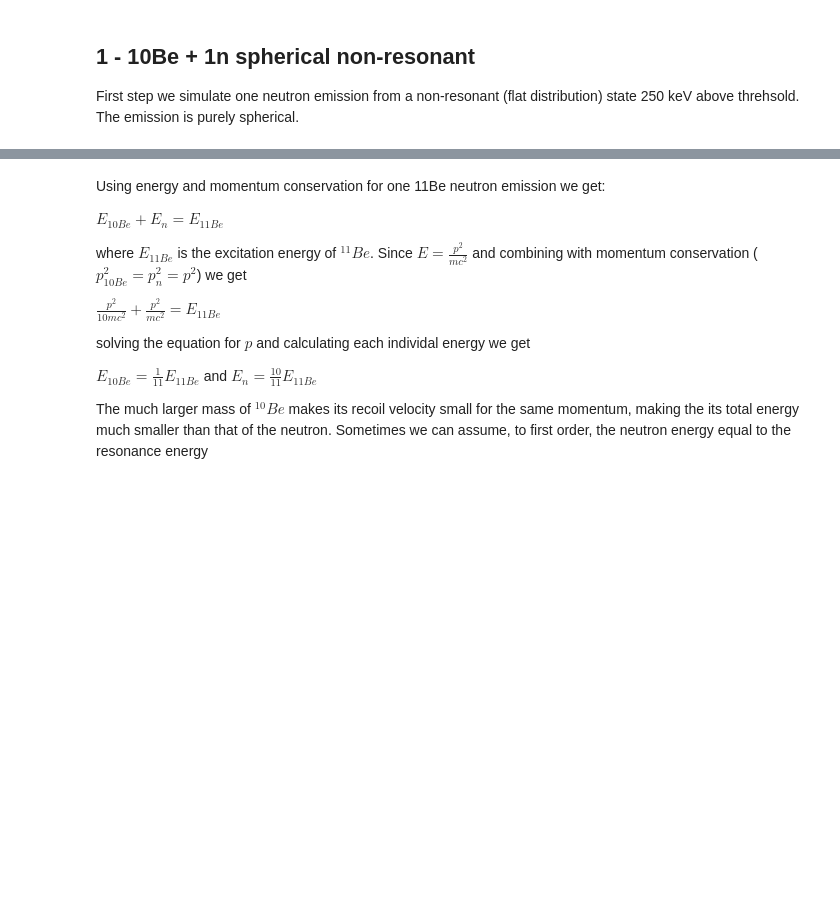
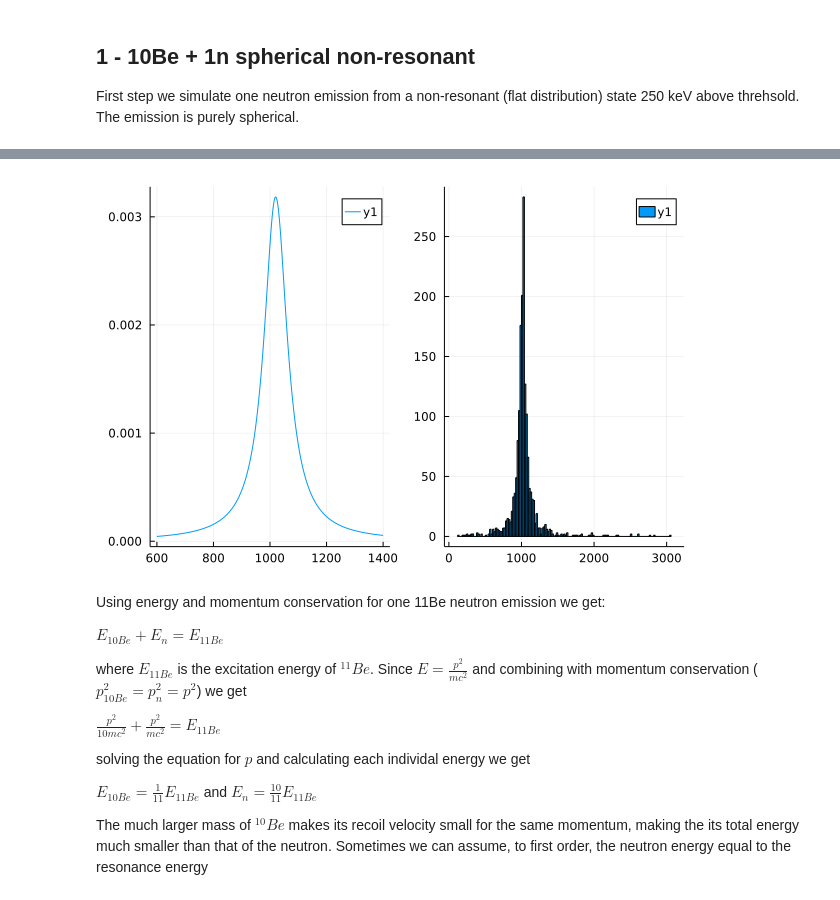
Before and after one commit to madurganplab/11LiDecay, a Jupyter notebook: monteCarlo.ipynb, the cells around one changed output, grey strips where cells are left out. Saved outputs shown, nothing was run; the diff lists cells and outputs as text; code cells hidden in the pictures; blank space fills up the shorter version.

```diff
--- a/monteCarlo.ipynb
+++ b/monteCarlo.ipynb
@@ -146,18 +158,20 @@ We plot a 250 keV, 25 keV wide resonance to check for the correct Lorentz normal
 # %%
-Ex=10560-9540;Gamma=25
+Ex=10560-9540;Gamma=100
 one=plot([600:1400],x->(1/(4*3.1415*Gamma))*Gamma^2/((Ex-x)^2+Gamma^2/4))
 N=0
 E=[]
-    for i in rand((600:1400),10000), j in rand(Float64,1000)
+    for i in rand((100:3100),10000), j in rand(Float64,1000)
         w=(1/(4*3.1415*Gamma))*Gamma^2/((Ex-i)^2+Gamma^2/4)
         if (j<=w) push!(E,i) end
     end
 
 
 two=plot(E,seriestype=:hist)
 plot(one,two)
 
 # print(N)
+# %% [output]
+[figure, added]
 # %% [markdown]
 Using energy and momentum conservation for one 11Be neutron emission we get:
 
```
Also changed, not shown: parts of 12 cells of this notebook.
